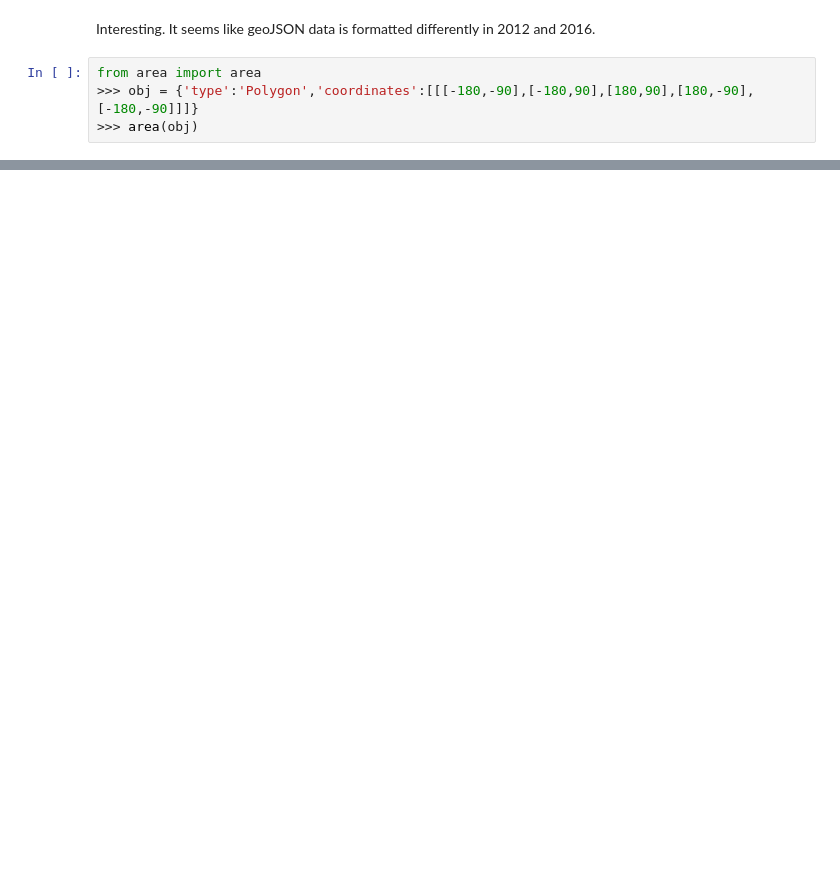
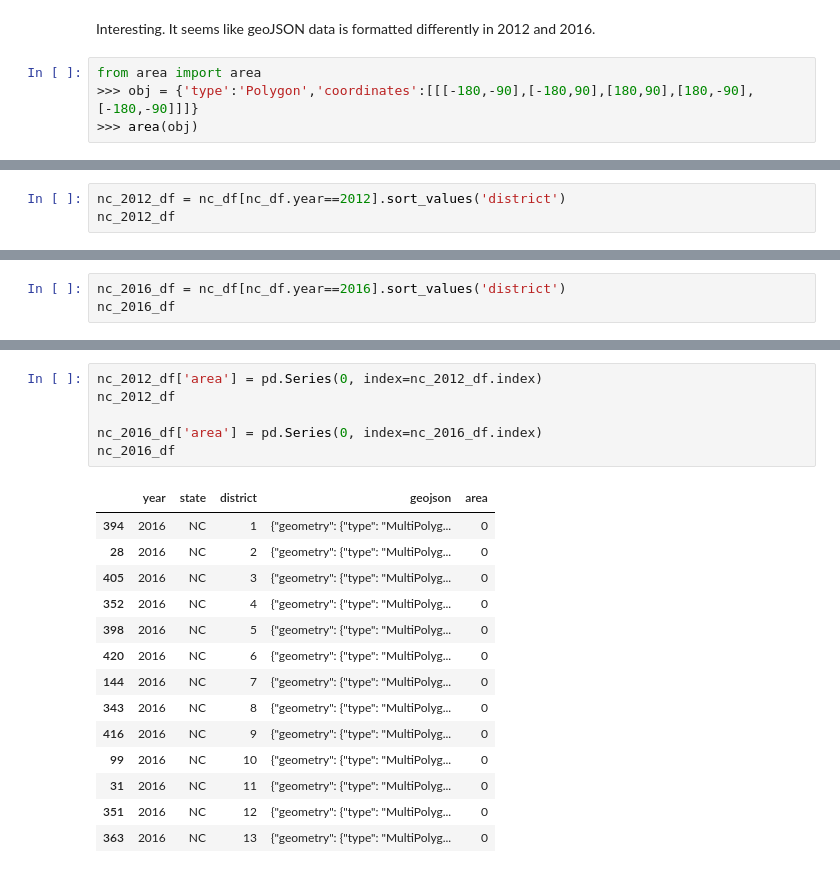
Before and after one commit to vaibhavi-r/gerrymandering-d4d, a Jupyter notebook: code/python/calculate_area_of_districts.ipynb, the cells around one changed output, grey strips where cells are left out. Cells and saved outputs as stored; diff of their text form; blank space fills up the shorter version.

```diff
--- a/code/python/calculate_area_of_districts.ipynb
+++ b/code/python/calculate_area_of_districts.ipynb
@@ -81,0 +84,3 @@ from area import area
+# %%
+nc_2012_df = nc_df[nc_df.year==2012].sort_values('district')
+nc_2012_df
@@ -81,0 +102,3 @@ from area import area
+# %%
+nc_2016_df = nc_df[nc_df.year==2016].sort_values('district')
+nc_2016_df
@@ -81,0 +120,21 @@ from area import area
+# %%
+nc_2012_df['area'] = pd.Series(0, index=nc_2012_df.index)
+nc_2012_df
+
+nc_2016_df['area'] = pd.Series(0, index=nc_2016_df.index)
+nc_2016_df
+# %% [output]
+|  | year | state | district | geojson | area |
+| 394 | 2016 | NC | 1 | {"geometry": {"type": "MultiPolyg... | 0 |
+| 28 | 2016 | NC | 2 | {"geometry": {"type": "MultiPolyg... | 0 |
+| 405 | 2016 | NC | 3 | {"geometry": {"type": "MultiPolyg... | 0 |
+| 352 | 2016 | NC | 4 | {"geometry": {"type": "MultiPolyg... | 0 |
+| 398 | 2016 | NC | 5 | {"geometry": {"type": "MultiPolyg... | 0 |
+| 420 | 2016 | NC | 6 | {"geometry": {"type": "MultiPolyg... | 0 |
+| 144 | 2016 | NC | 7 | {"geometry": {"type": "MultiPolyg... | 0 |
+| 343 | 2016 | NC | 8 | {"geometry": {"type": "MultiPolyg... | 0 |
+| 416 | 2016 | NC | 9 | {"geometry": {"type": "MultiPolyg... | 0 |
+| 99 | 2016 | NC | 10 | {"geometry": {"type": "MultiPolyg... | 0 |
+| 31 | 2016 | NC | 11 | {"geometry": {"type": "MultiPolyg... | 0 |
+| 351 | 2016 | NC | 12 | {"geometry": {"type": "MultiPolyg... | 0 |
+| 363 | 2016 | NC | 13 | {"geometry": {"type": "MultiPolyg... | 0 |
```
Also changed, not shown: parts of 10 cells of this notebook.
